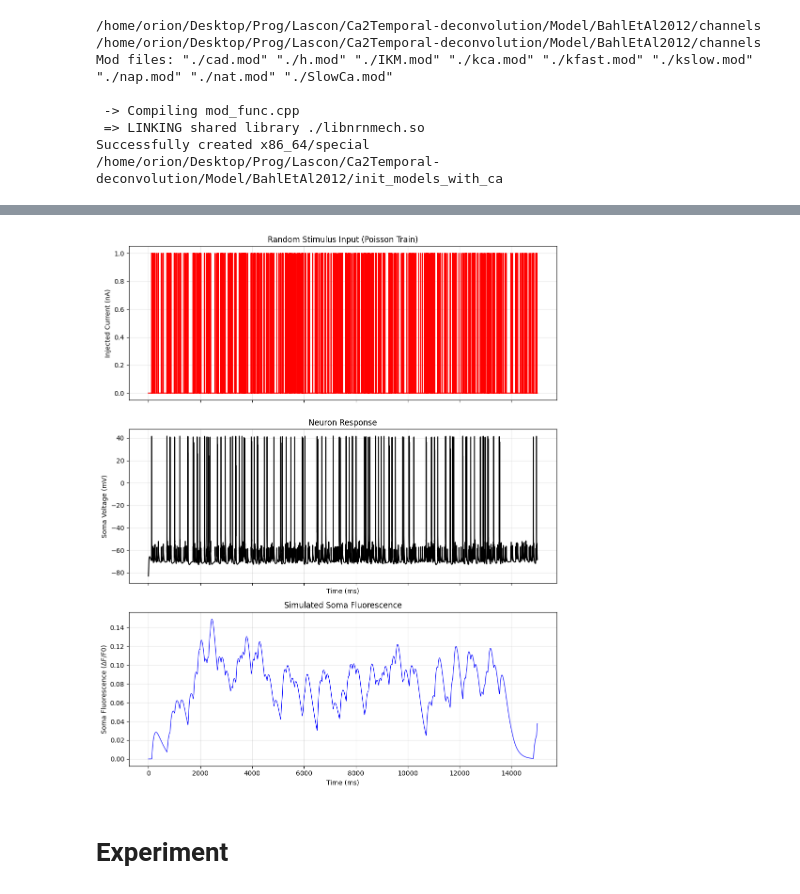
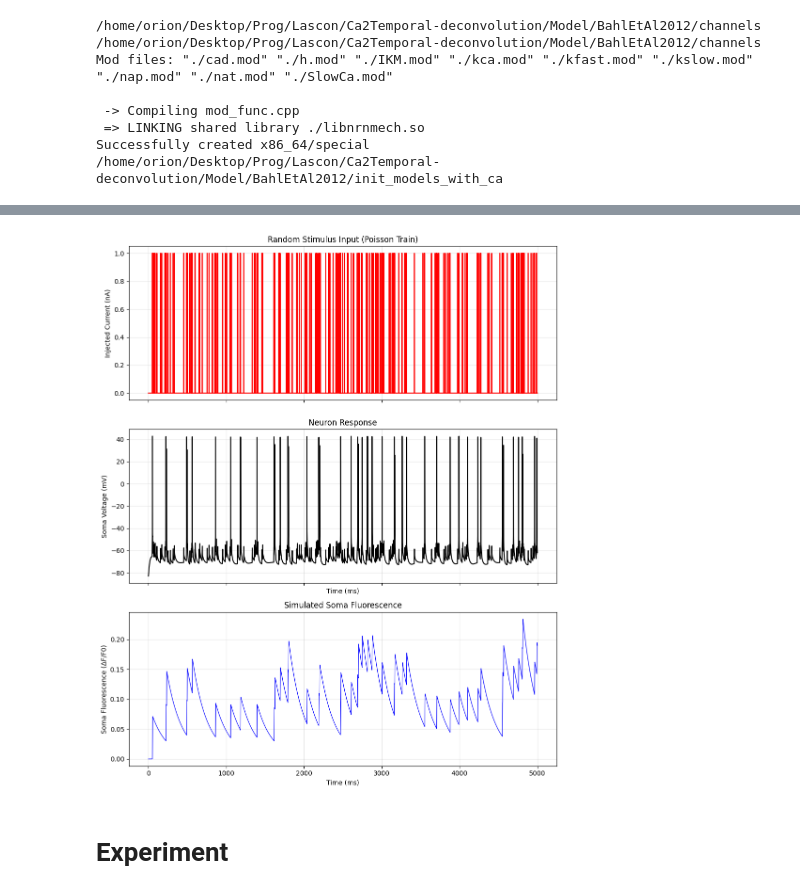
Before and after one commit to GabrielMQueiroz/Ca2Temporal-deconvolution, a Jupyter notebook: Reduced_model.ipynb, the cells around one changed output, grey strips where cells are left out. Saved outputs shown, nothing was run; the diff lists cells and outputs as text; code cells hidden in the pictures.

```diff
--- a/Reduced_model.ipynb
+++ b/Reduced_model.ipynb
@@ -13,10 +20,6 @@ Mod files: "./cad.mod" "./h.mod" "./IKM.mod" "./kca.mod" "./kfast.mod" "./kslow.
 Successfully created x86_64/special
 /home/orion/Desktop/Prog/Lascon/Ca2Temporal-deconvolution/Model/BahlEtAl2012/init_models_with_ca
 # %%
-import matplotlib.pyplot as plt
-from neuron import h, gui
-import numpy as np
-
 # -------------------------------------------------------------------------
 # 1. Load the Model using the HOC files
 # -------------------------------------------------------------------------
@@ -25,11 +28,11 @@ import numpy as np
 # to remove "../" if all files are in the same directory.
 
 try:
-    h.load_file("/home/orion/Desktop/Prog/Lascon/Ca2Temporal-deconvolution/Model/BahlEtAl2012/init_models_with_ca/init_model2.hoc")
+    h.load_file("/home/orion/Desktop/Prog/Lascon/Ca2Temporal-deconvolution/Model/BahlEtAl2012/init_models_with_ca/init_model1.hoc")
     print("Model loaded successfully.")
 except Exception as e:
     print(f"Error loading HOC file: {e}")
-    print("Tip: Check that 'reduced_model.hoc' is in the location expected by 'init_model1.hoc'")
+    print("Tip: Check that 'reduced_model.hoc' is in the location expected by 'init_model2.hoc'")
 
 # -------------------------------------------------------------------------
 # 2. Access HOC Components from Python
@@ -38,7 +41,11 @@ except Exception as e:
 soma = h.soma
 apical = h.apical
 tuft = h.tuft
+#Try to add calcium in the soma
+soma.insert('cad')
 
+soma.insert('sca')
+soma.gbar_sca = 0.0001
 # Verify the parameters were loaded from init_model1.hoc
 print(f"Loaded Soma gbar_nat: {soma.gbar_nat} (Expected ~284.5)")
 print(f"Loaded Global Rm_axosomatic: {h.Rm_axosomatic}")
@@ -50,8 +57,8 @@ print(f"Loaded Global Rm_axosomatic: {h.Rm_axosomatic}")
 stim = h.IClamp(soma(0.5))
 stim.delay = 100  # ms
 stim.dur = 500    # ms
-stim.amp = 0.65    # nA (elicits regular spiking)
-
+stim.amp = 0.55    # nA (elicits regular spiking)
+h.dt=0.05
 # Record time and voltage
 t_vec = h.Vector().record(h._ref_t)
 v_soma = h.Vector().record(soma(0.5)._ref_v)
@@ -165,14 +143,0 @@ soma.gbar_sca = 0.0001
-# %%
-stim=h.IClamp(soma(0.5))
-stim.delay = 100  # ms
-stim.dur = 500    # ms
-stim.amp = 0.65    # nA (elicits regular spiking)
-
-t_vec = h.Vector().record(h._ref_t)
-v_soma = h.Vector().record(soma(0.5)._ref_v)
-v_tuft = h.Vector().record(tuft(0.5)._ref_v)
-cai_soma = h.Vector().record(soma(0.35)._ref_cai)
-cai_tuft = h.Vector().record(tuft(0.5)._ref_cai)
-h.tstop = 10000
-h.v_init = -83  # Match the e_pas set in init_model1.hoc
-h.run()
@@ -437,7 +393,7 @@ stim_gen = RandomStimulator(h.soma)
 
 # 2. Configure Random Stimuli
 # Example: 0.5 nA pulses, 5ms long, occurring at ~20 Hz
-stim_gen.create_poisson_pulses(t_stop=15000, amp=1.0, pulse_dur=2.5, frequency=35)
+stim_gen.create_poisson_pulses(t_stop=5000, amp=1.0, pulse_dur=2.5, frequency=45)
 
 # 3. Record
 t_vec = h.Vector().record(h._ref_t)
@@ -445,36 +401,36 @@ v_soma = h.Vector().record(h.soma(0.5)._ref_v)
 cai_soma = h.Vector().record(h.soma(0.5)._ref_cai)
 i_stim = h.Vector().record(stim_gen.stim._ref_i) # Record the current actually injected
 
 # 4. Run
-h.tstop = 15000
+h.tstop = 5000
 h.v_init = -83
 h.run()
 
 # --- Plotting ---
 fig, (ax1, ax2, ax3) = plt.subplots(3, 1, figsize=(10, 12), sharex=True)
 
 # Stimulus (Current)
 ax1.plot(t_vec, i_stim, color='red')
 ax1.set_ylabel('Injected Current (nA)')
 ax1.set_title('Random Stimulus Input (Poisson Train)')
 ax1.grid(True, alpha=0.3)
 
 # Response (Voltage)
 ax2.plot(t_vec, v_soma, color='black')
 ax2.set_ylabel('Soma Voltage (mV)')
 ax2.set_xlabel('Time (ms)')
 ax2.set_title('Neuron Response')
 ax2.grid(True, alpha=0.3)
 
-ax3.plot(t_vec, apply_sensor_kinetics(calculate_dF_F(cai_soma), h.dt), lw=0.86, color='blue')
+ax3.plot(t_vec, (calculate_dF_F(cai_soma)), lw=0.86, color='blue')
 ax3.set_ylabel('Soma Fluorescence (ΔF/F0)')
 ax3.set_xlabel('Time (ms)')
 ax3.set_title('Simulated Soma Fluorescence')
 ax3.grid(True, alpha=0.3)
 plt.tight_layout()
 plt.show()
 # %% [output]
-[figure, old version]
+[figure, new version]
 # %% [markdown]
 # Experiment
 # %%
```
Also changed, not shown: parts of 14 cells of this notebook.
